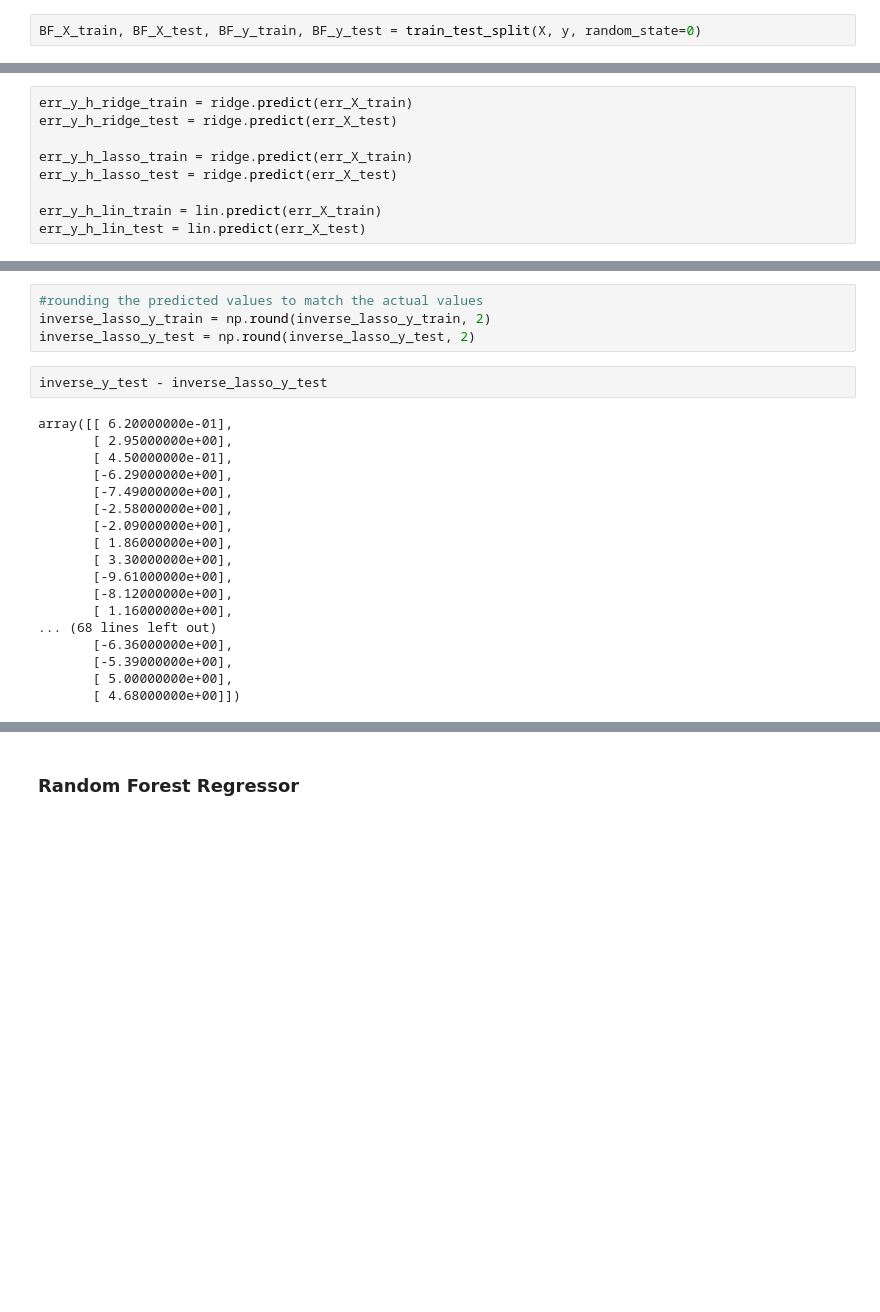
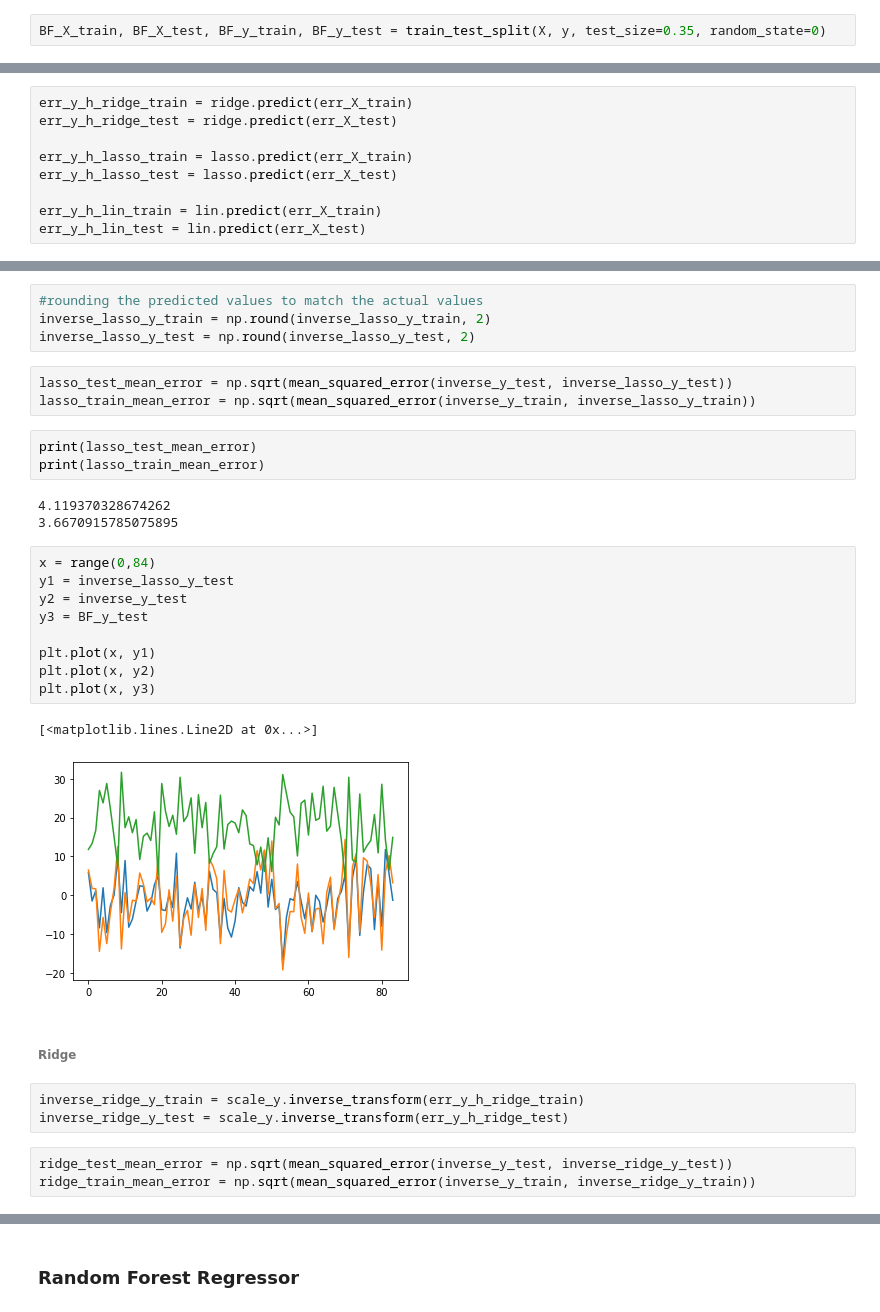
Before and after one commit to Thegreatesthumphrey/Prediction-Model-for-Total-Body-Fat-in-Adult-Men, a Jupyter notebook: Data Set Analysis.ipynb, the cells around one changed output, grey strips where cells are left out. Cells and saved outputs as stored; diff of their text form; blank space fills up the shorter version.

```diff
--- a/Data Set Analysis.ipynb
+++ b/Data Set Analysis.ipynb
@@ -636,7 +652,7 @@ BF_y = pd.DataFrame(scale_y.fit_transform(y), columns=y.columns)
 BF_X.index += 1
 BF_y.index += 1
 # %%
-BF_X_train, BF_X_test, BF_y_train, BF_y_test = train_test_split(X, y, random_state=0)
+BF_X_train, BF_X_test, BF_y_train, BF_y_test = train_test_split(X, y, test_size=0.35, random_state=0)
 # %% [markdown]
 ### Train/Test/Split Body Fat for RandomForest & XgB
 # %%
@@ -785,8 +801,8 @@ LinearRegression()
 err_y_h_ridge_train = ridge.predict(err_X_train)
 err_y_h_ridge_test = ridge.predict(err_X_test)
 
-err_y_h_lasso_train = ridge.predict(err_X_train)
-err_y_h_lasso_test = ridge.predict(err_X_test)
+err_y_h_lasso_train = lasso.predict(err_X_train)
+err_y_h_lasso_test = lasso.predict(err_X_test)
 
 err_y_h_lin_train = lin.predict(err_X_train)
 err_y_h_lin_test = lin.predict(err_X_test)
@@ -858,23 +872,32 @@ inverse_lasso_y_test = scale_y.inverse_transform(pd.DataFrame(err_y_h_lasso_test
 #rounding the predicted values to match the actual values
 inverse_lasso_y_train = np.round(inverse_lasso_y_train, 2)
 inverse_lasso_y_test = np.round(inverse_lasso_y_test, 2)
-# %%
-inverse_y_test - inverse_lasso_y_test
-# %% [output]
-array([[ 6.20000000e-01],
-       [ 2.95000000e+00],
-       [ 4.50000000e-01],
-       [-6.29000000e+00],
-       [-7.49000000e+00],
-       [-2.58000000e+00],
-       [-2.09000000e+00],
-       [ 1.86000000e+00],
-       [ 3.30000000e+00],
-       [-9.61000000e+00],
-       [-8.12000000e+00],
-       [ 1.16000000e+00],
-... (68 lines left out)
-       [-6.36000000e+00],
-       [-5.39000000e+00],
-       [ 5.00000000e+00],
-       [ 4.68000000e+00]])
+# %%
+lasso_test_mean_error = np.sqrt(mean_squared_error(inverse_y_test, inverse_lasso_y_test))
+lasso_train_mean_error = np.sqrt(mean_squared_error(inverse_y_train, inverse_lasso_y_train))
+# %%
+print(lasso_test_mean_error)
+print(lasso_train_mean_error)
+# %% [output]
+4.119370328674262
+3.6670915785075895
+# %%
+x = range(0,84)
+y1 = inverse_lasso_y_test
+y2 = inverse_y_test
+y3 = BF_y_test
+
+plt.plot(x, y1)
+plt.plot(x, y2)
+plt.plot(x, y3)
+# %% [output]
+[<matplotlib.lines.Line2D at 0x...>]
+[figure, added]
+# %% [markdown]
+###### Ridge
+# %%
+inverse_ridge_y_train = scale_y.inverse_transform(err_y_h_ridge_train)
+inverse_ridge_y_test = scale_y.inverse_transform(err_y_h_ridge_test)
+# %%
+ridge_test_mean_error = np.sqrt(mean_squared_error(inverse_y_test, inverse_ridge_y_test))
+ridge_train_mean_error = np.sqrt(mean_squared_error(inverse_y_train, inverse_ridge_y_train))
```
Also changed, not shown: parts of 48 cells of this notebook.
